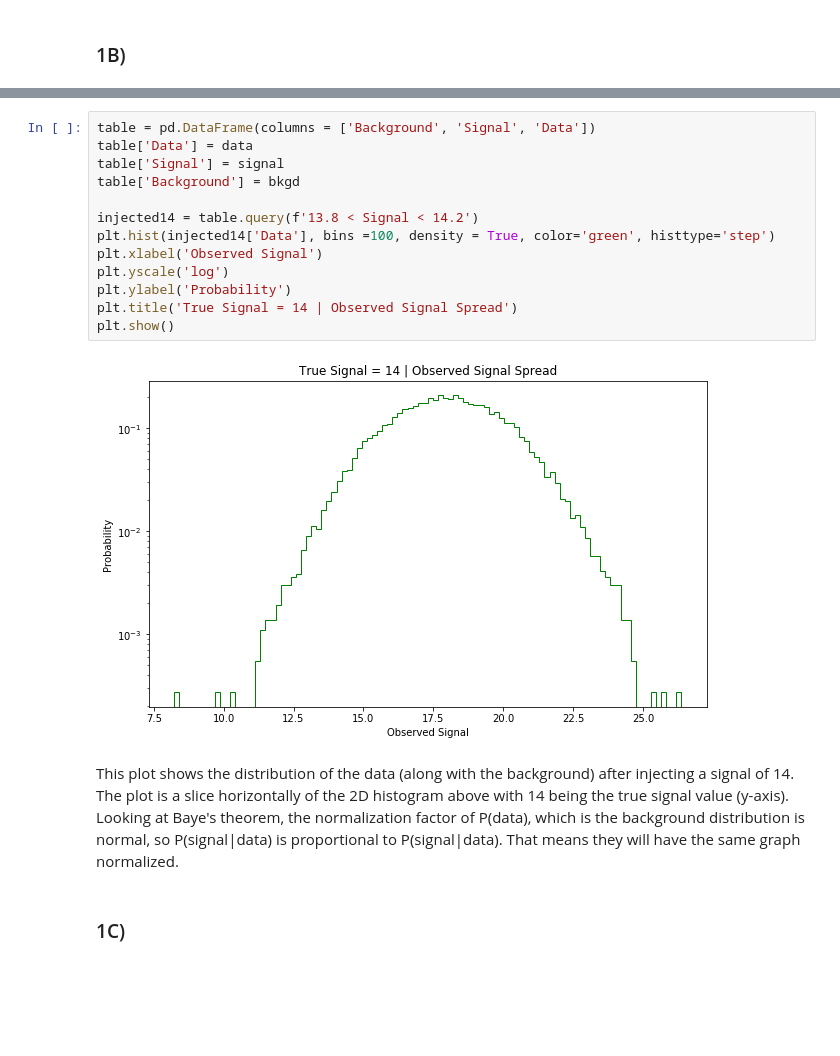
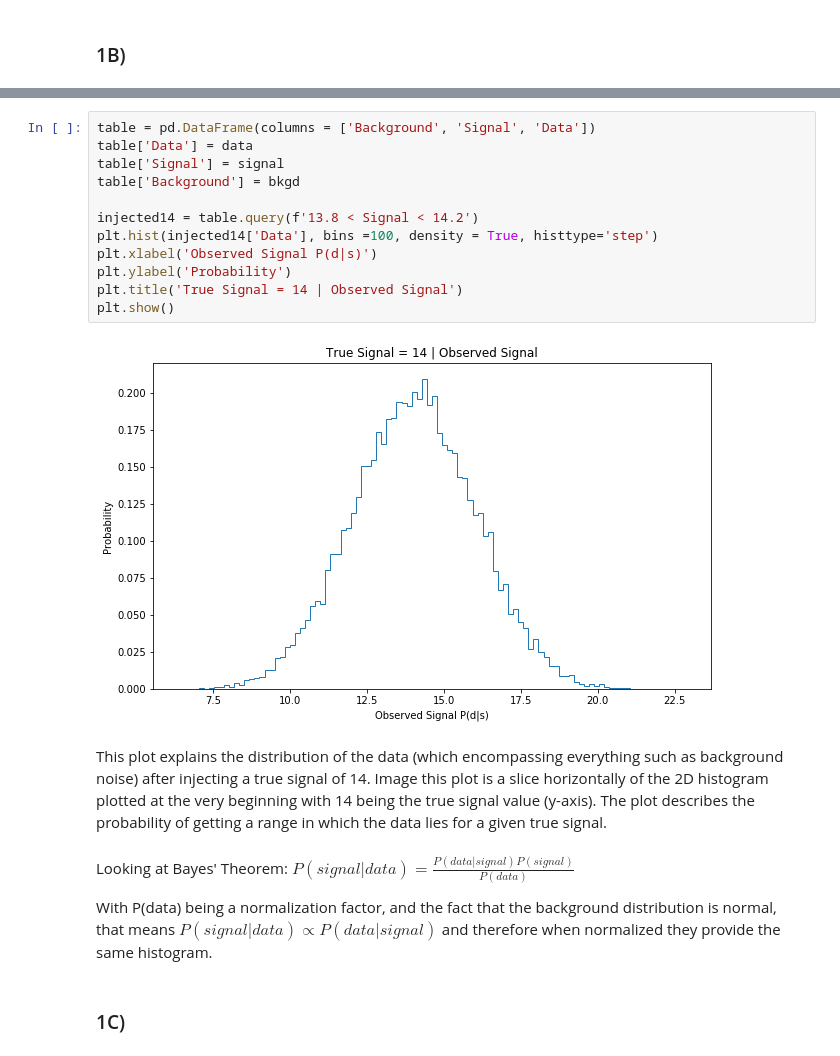
Before and after one commit to noahkim4648/Phys-434-Portfolio, a Jupyter notebook: HW5.ipynb, the cells around one changed output, grey strips where cells are left out. Saved outputs shown, nothing was run; the diff lists cells and outputs as text; blank space fills up the shorter version.

```diff
--- a/HW5.ipynb
+++ b/HW5.ipynb
@@ -40,20 +51,23 @@ Injecting a signal of 14 with an uncertainty of 0.2
 # %%
 table = pd.DataFrame(columns = ['Background', 'Signal', 'Data'])
 table['Data'] = data
 table['Signal'] = signal
 table['Background'] = bkgd
 
 injected14 = table.query(f'13.8 < Signal < 14.2')
-plt.hist(injected14['Data'], bins =100, density = True, color='green', histtype='step')
-plt.xlabel('Observed Signal')
-plt.yscale('log')
+plt.hist(injected14['Data'], bins =100, density = True, histtype='step')
+plt.xlabel('Observed Signal P(d|s)')
 plt.ylabel('Probability')
-plt.title('True Signal = 14 | Observed Signal Spread')
+plt.title('True Signal = 14 | Observed Signal')
 plt.show()
 # %% [output]
-[figure, old version]
+[figure, new version]
 # %% [markdown]
-This plot shows the distribution of the data (along with the background) after injecting a signal of 14. The plot is a slice horizontally of the 2D histogram above with 14 being the true signal value (y-axis). Looking at Baye's theorem, the normalization factor of P(data), which is the background distribution is normal, so P(signal|data) is proportional to P(signal|data). That means they will have the same graph normalized.
+This plot explains the distribution of the data (which encompassing everything such as background noise) after injecting a true signal of 14. Image this plot is a slice horizontally of the 2D histogram plotted at the very beginning with 14 being the true signal value (y-axis). The plot describes the probability of getting a range in which the data lies for a given true signal.
+# %% [markdown]
+Looking at Bayes' Theorem: $P(signal|data)=\frac{P(data|signal)P(signal)}{P(data)}$
+
+With P(data) being a normalization factor, and the fact that the background distribution is normal, that means $P(signal|data)\propto P(data|signal)$ and therefore when normalized they provide the same histogram.
 # %% [markdown]
 ### 1C)
 # %%
```
Also changed, not shown: parts of 16 cells of this notebook.
